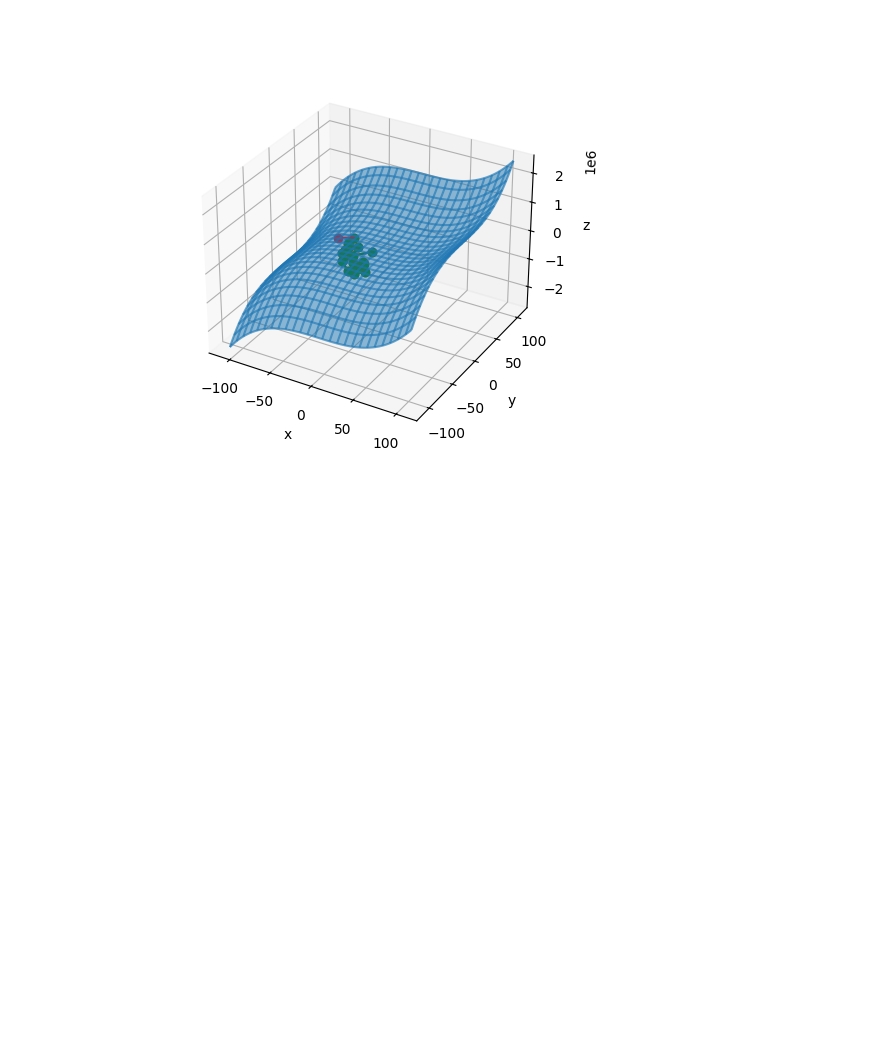
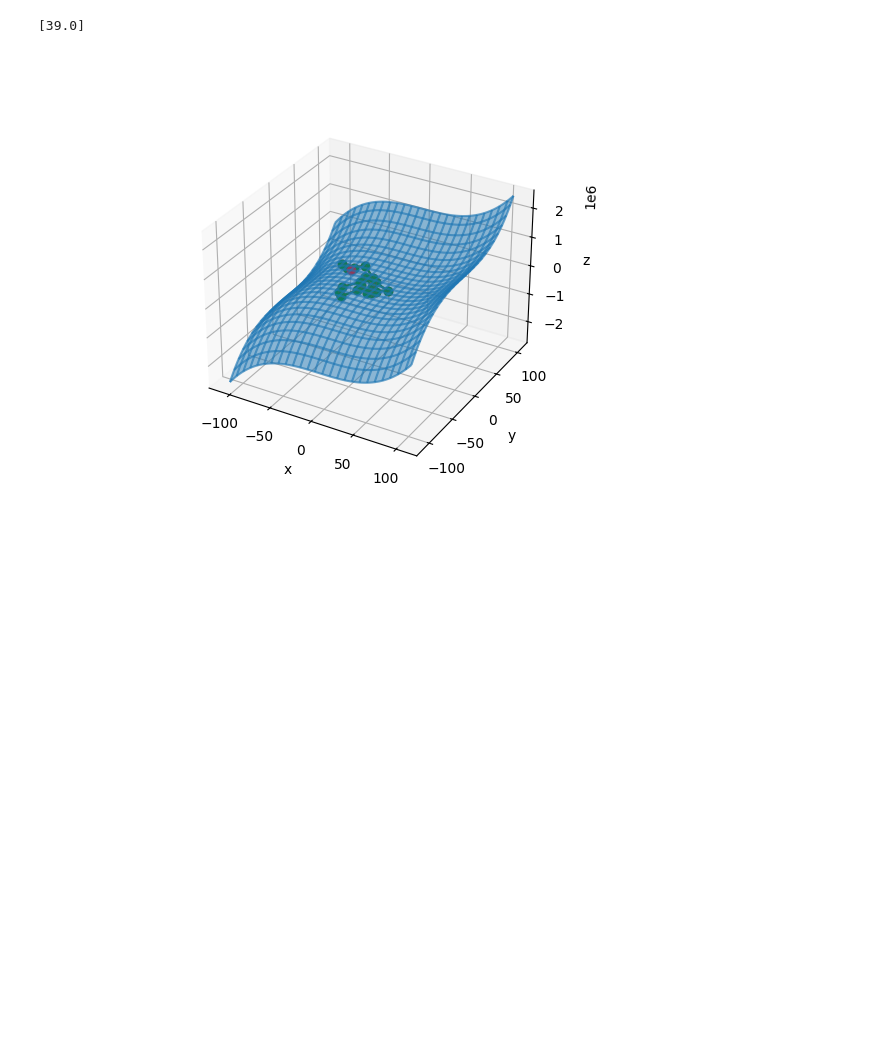
Before and after one commit to Skorniakov-Leonid/Methods-of-optimization, a Jupyter notebook: presentation/lab-1/test.ipynb, the cells around one changed output. Saved outputs shown, nothing was run; the diff lists cells and outputs as text; code cells hidden in the pictures.

Commit message:
Added example of adding metric

```diff
--- a/presentation/lab-1/test.ipynb
+++ b/presentation/lab-1/test.ipynb
@@ -1,24 +1,25 @@
 # %%
+%matplotlib widget
+from src.metric import CallCount
 from src.common.oracul import LambdaOracul
-%matplotlib widget
 
 from src.lab1.stop_condition import CountCondition
 import numpy as np
 from src.common import Oracul, Point
 from src.lab1.method_processor import MethodProcessor
 from src.lab1.methods import RandomMethod
 
 import matplotlib.pyplot as plt
 
 fig = plt.figure()
 
 method = RandomMethod()
 oracul = LambdaOracul(lambda x, y: x ** 3 + y ** 3, 3)
-
-point, metrics, anim = MethodProcessor.process(method, oracul, CountCondition(20), None, visualize=True,
+point, metrics, anim = MethodProcessor.process(method, oracul, CountCondition(20), metrics=[CallCount()], visualize=True,
                                               low_bracket=[-100, -100], high_bracket=[100, 100])
-
+print(metrics)
 plt.show()
 # %% [output]
+[39.0]
-[figure, old version]
+[figure, new version]
 [figure]
```
Also changed, not shown: 2 other files.
